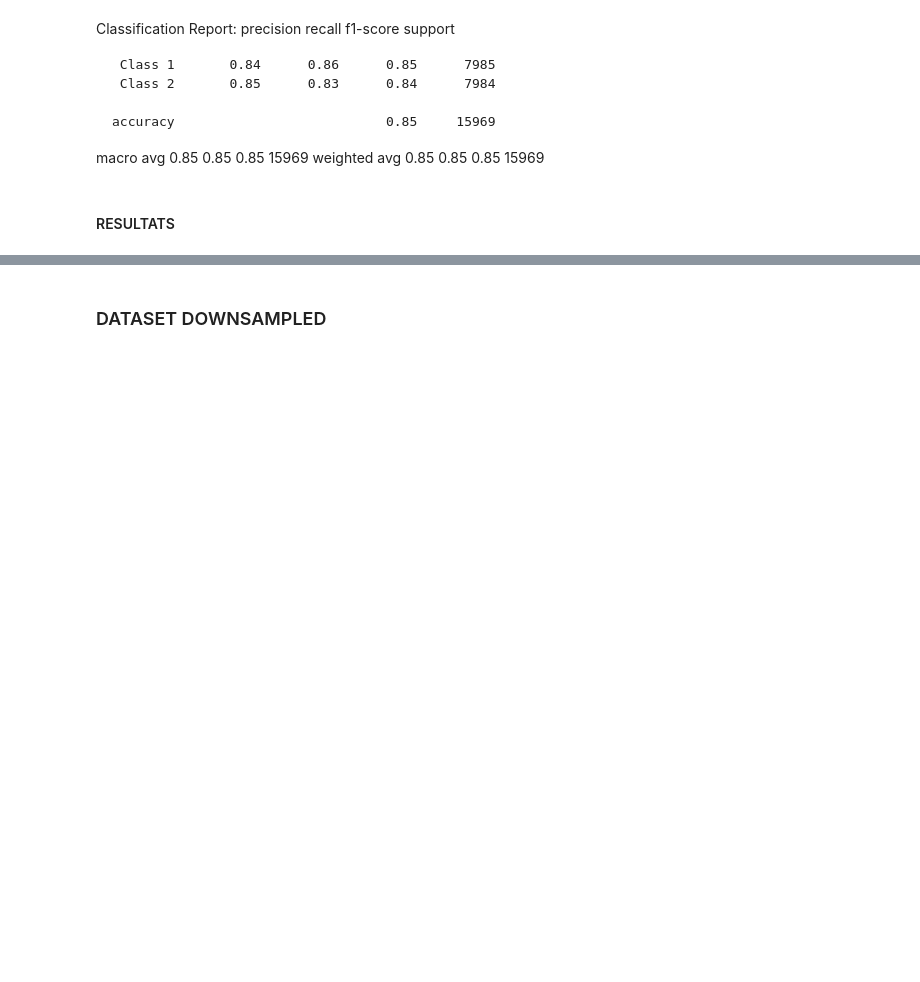
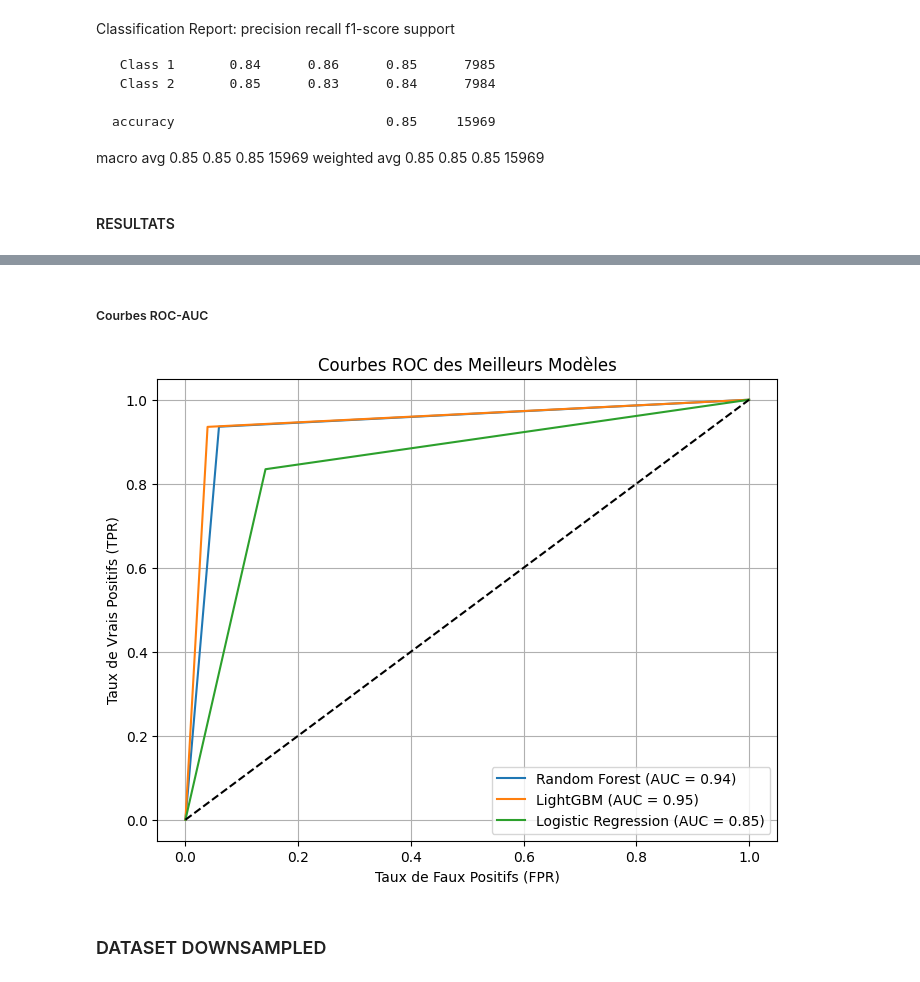
Before and after one commit to Dhoulnoun/fairuz-ML-project, a Jupyter notebook: fairuz.ipynb, the cells around one changed output, grey strips where cells are left out. Cells and saved outputs as stored; diff of their text form; code cells hidden in the pictures; blank space fills up the shorter version.

```diff
--- a/fairuz.ipynb
+++ b/fairuz.ipynb
@@ -1050,12 +1039,12 @@ Best Parameters: {'learning_rate': 0.1, 'max_depth': -1, 'min_child_samples': 20
 # %%
 X_train, X_test, y_train, y_test = train_test_split(X, y, test_size=0.2, random_state=42, stratify=y)
 
-best_model = grid_search.best_estimator_
-best_model.fit(X_train, y_train)
-y_pred = best_model.predict(X_test)
+best_model_lgbmdr = grid_search.best_estimator_
+best_model_lgbmdr.fit(X_train, y_train)
+y_pred_lgbmdr = best_model_lgbmdr.predict(X_test)
 
 # Évaluation
-print("Confusion Matrix:\n", confusion_matrix(y_test, y_pred))
-print("\nClassification Report:\n", classification_report(y_test, y_pred))
+print("Confusion Matrix:\n", confusion_matrix(y_test, y_pred_lgbmdr))
+print("\nClassification Report:\n", classification_report(y_test, y_pred_lgbmdr))
 # %% [output]
 [LightGBM] [Info] Number of positive: 31938, number of negative: 31937
@@ -1166,13 +1155,13 @@ Best F1-score: 0.6426600072376909
 # %%
 
 # Évaluation finale avec le meilleur modèle
-best_model = grid_search.best_estimator_
-best_model.fit(X_train, y_train)
-y_pred = best_model.predict(X_test)
+best_model_lrdr = grid_search.best_estimator_
+best_model_lrdr.fit(X_train, y_train)
+y_pred_lrdr = best_model_lrdr.predict(X_test)
 
 # Afficher les résultats
 target_names = ['Class 1', 'Class 2']
-print("Confusion Matrix:\n", confusion_matrix(y_test, y_pred))
-print("\nClassification Report:\n", classification_report(y_test, y_pred, target_names=target_names))
+print("Confusion Matrix:\n", confusion_matrix(y_test, y_pred_lrdr))
+print("\nClassification Report:\n", classification_report(y_test, y_pred_lrdr, target_names=target_names))
 # %% [output]
 Confusion Matrix:
@@ -1203,3 +1214,32 @@ weighted avg       0.85      0.85      0.85     15969
+# %% [markdown]
+##### Courbes ROC-AUC
+# %%
+# Calculer les courbes ROC
+fpr_rf, tpr_rf, _ = roc_curve(y_test, y_pred_rfdr,pos_label=2)
+fpr_lgbm, tpr_lgbm, _ = roc_curve(y_test, y_pred_lgbmdr,pos_label=2)
+fpr_lr, tpr_lr, _ = roc_curve(y_test, y_pred_lrdr,pos_label=2)
+
+# Calcul des AUC
+auc_rf = auc(fpr_rf, tpr_rf)
+auc_lgbm = auc(fpr_lgbm, tpr_lgbm)
+auc_lr = auc(fpr_lr, tpr_lr)
+
+# Tracer les courbes ROC
+plt.figure(figsize=(8, 6))
+plt.plot(fpr_rf, tpr_rf, label=f"Random Forest (AUC = {auc_rf:.2f})")
+plt.plot(fpr_lgbm, tpr_lgbm, label=f"LightGBM (AUC = {auc_lgbm:.2f})")
+plt.plot(fpr_lr, tpr_lr, label=f"Logistic Regression (AUC = {auc_lr:.2f})")
+
+# Diagonale aléatoire
+plt.plot([0, 1], [0, 1], 'k--')
+plt.xlabel("Taux de Faux Positifs (FPR)")
+plt.ylabel("Taux de Vrais Positifs (TPR)")
+plt.title("Courbes ROC des Meilleurs Modèles")
+plt.legend()
+plt.grid()
+plt.show()
+# %% [output]
+[figure, added]
 # %% [markdown]
 ### DATASET DOWNSAMPLED
 # %% [markdown]
```
Also changed, not shown: parts of 29 cells of this notebook.
